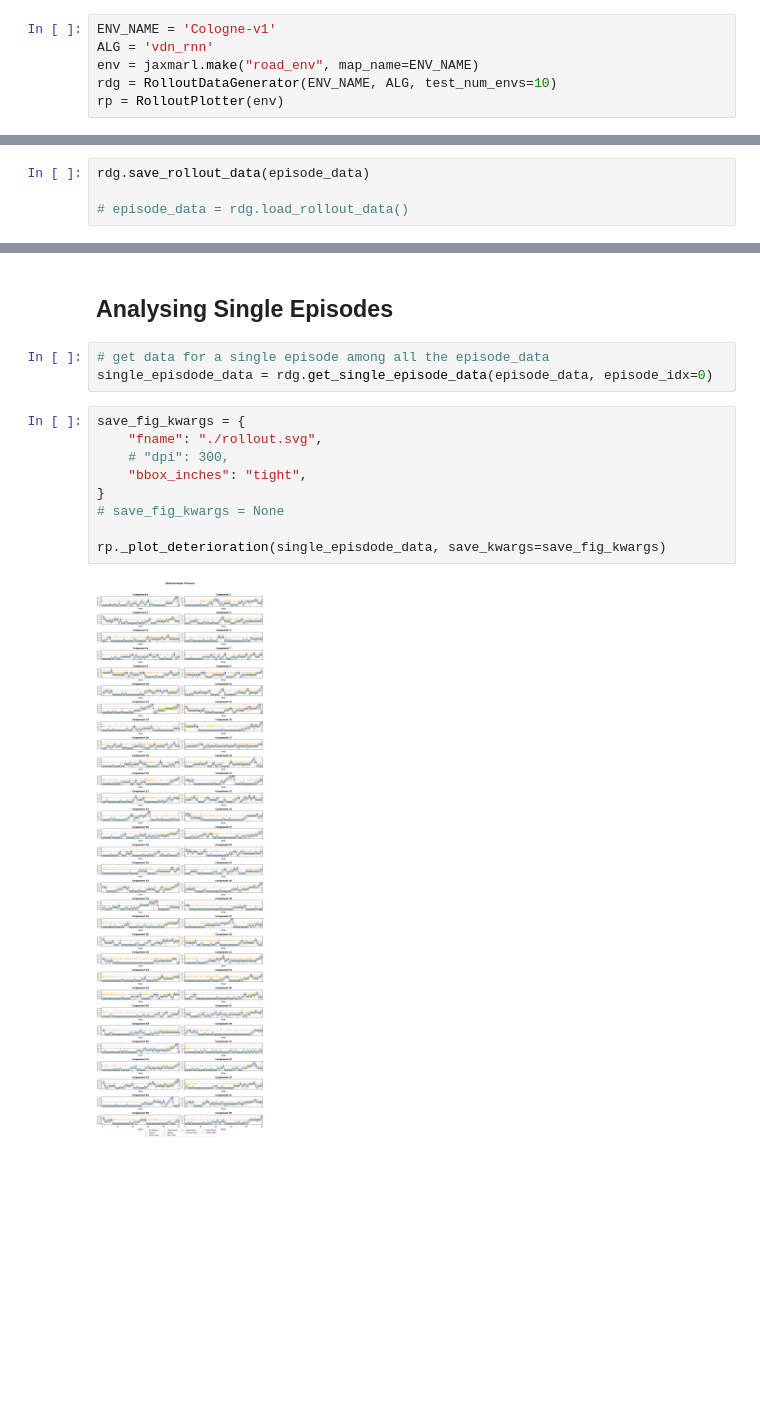
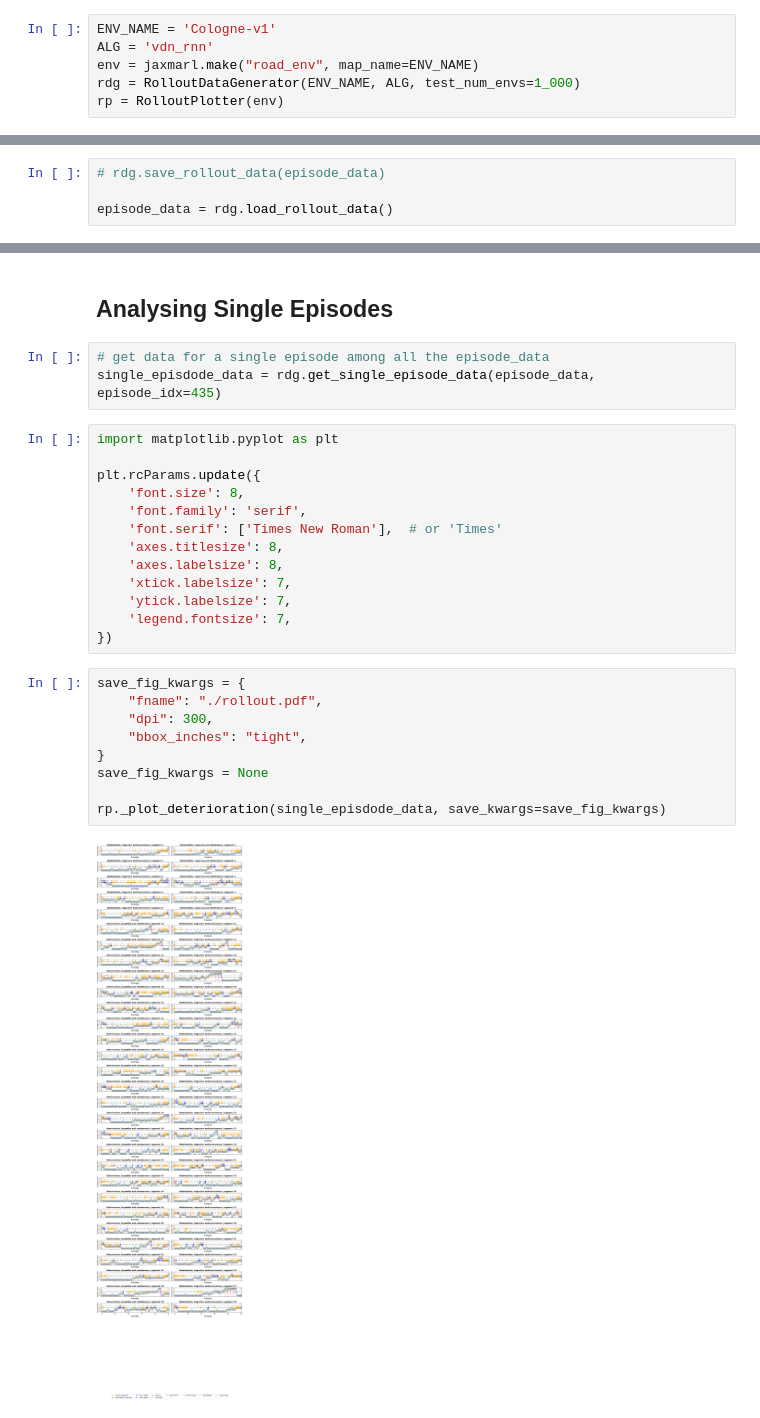
Before and after one commit to AI-for-Infrastructure-Management/imp-act-JaxMARL, a Jupyter notebook: evaluation/rollout_data_analysis.ipynb, the cells around one changed output, grey strips where cells are left out. Drawn from its saved outputs; the diff is of its cells as text; blank space fills up the shorter version.

```diff
--- a/evaluation/rollout_data_analysis.ipynb
+++ b/evaluation/rollout_data_analysis.ipynb
@@ -14,7 +14,7 @@ from plotter import RolloutPlotter, plot_action_stats
 ENV_NAME = 'Cologne-v1'
 ALG = 'vdn_rnn'
 env = jaxmarl.make("road_env", map_name=ENV_NAME)
-rdg = RolloutDataGenerator(ENV_NAME, ALG, test_num_envs=10)
+rdg = RolloutDataGenerator(ENV_NAME, ALG, test_num_envs=1_000)
 rp = RolloutPlotter(env)
 # %% [output]
 Selected best checkpoint dir and id
@@ -43,5 +25,5 @@ travel_times                        (10, 50, 60)
 # %%
-rdg.save_rollout_data(episode_data)
+# rdg.save_rollout_data(episode_data)
 
-# episode_data = rdg.load_rollout_data()
+episode_data = rdg.load_rollout_data()
 # %% [output]
@@ -72,18 +54,31 @@ plot_action_stats(episode_data['applied_actions'][:1000], save_kwargs=save_fig_k
 ## Analysing Single Episodes
 # %%
 # get data for a single episode among all the episode_data
-single_episdode_data = rdg.get_single_episode_data(episode_data, episode_idx=0)
+single_episdode_data = rdg.get_single_episode_data(episode_data, episode_idx=435)
+# %%
+import matplotlib.pyplot as plt
+
+plt.rcParams.update({
+    'font.size': 8,
+    'font.family': 'serif',
+    'font.serif': ['Times New Roman'],  # or 'Times'
+    'axes.titlesize': 8,
+    'axes.labelsize': 8,
+    'xtick.labelsize': 7,
+    'ytick.labelsize': 7,
+    'legend.fontsize': 7,
+})
 # %%
 save_fig_kwargs = {
-    "fname": "./rollout.svg",
-    # "dpi": 300,
+    "fname": "./rollout.pdf",
+    "dpi": 300,
     "bbox_inches": "tight",
 }
-# save_fig_kwargs = None
+save_fig_kwargs = None
 
 rp._plot_deterioration(single_episdode_data, save_kwargs=save_fig_kwargs)
 # %% [output]
-[figure, old version]
+[figure, new version]
 # %%
 rp._plot_budget(single_episdode_data)
 # %% [output]
```
Also changed, not shown: parts of 7 cells of this notebook, 1 other file.
